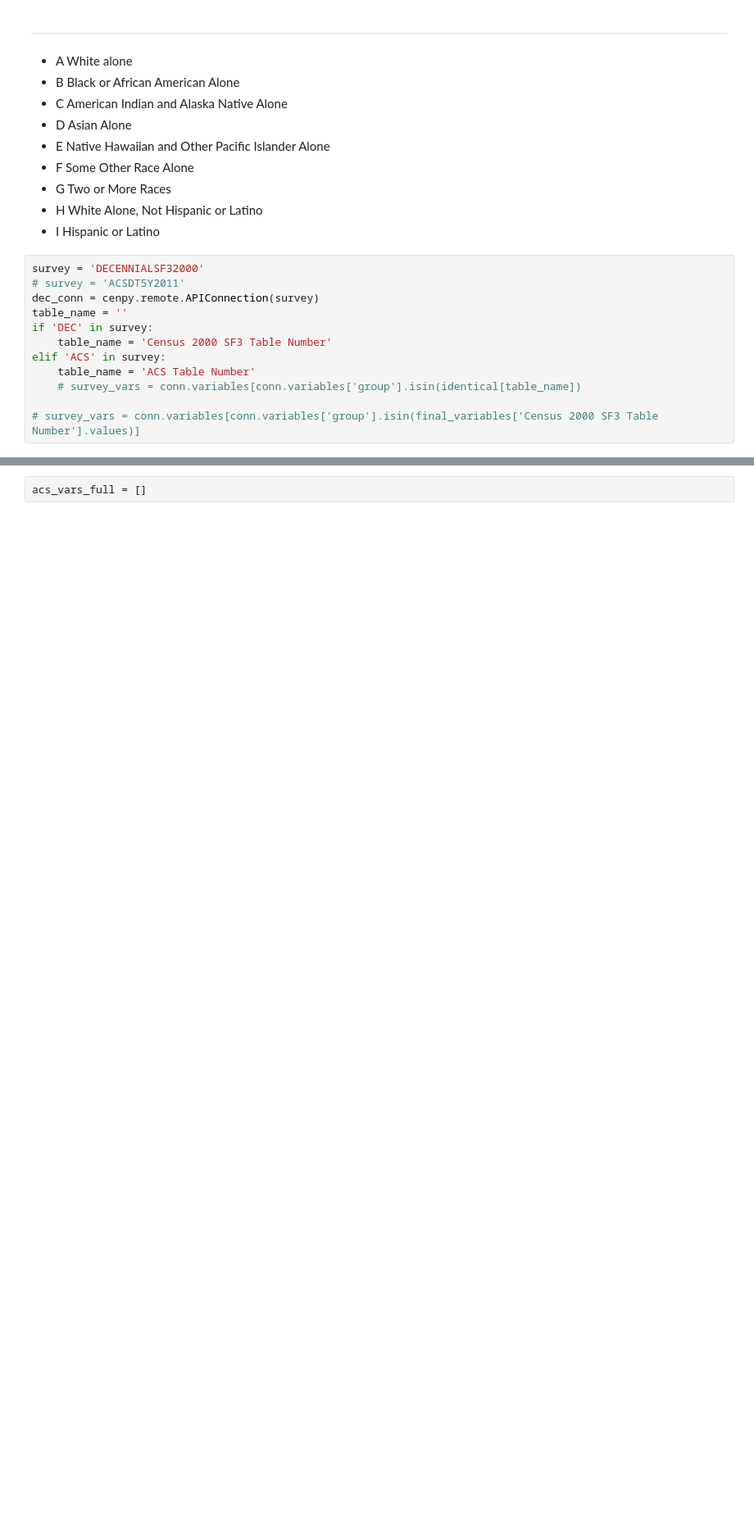
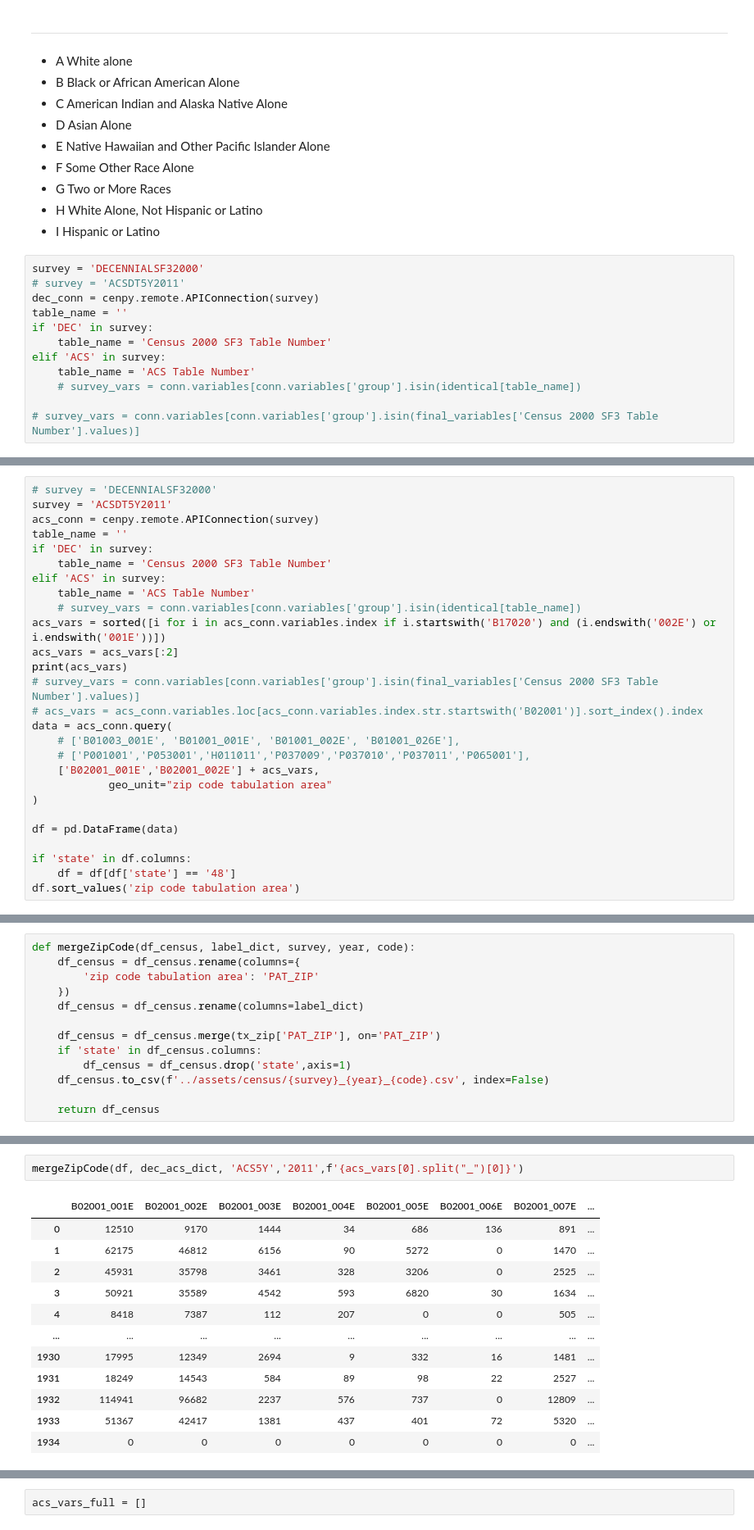
Before and after one commit to mi3nts/environmentalSocialHealth, a Jupyter notebook: census/censusCollection.ipynb, the cells around one changed output, grey strips where cells are left out. Shown at 82% size. Drawn from its saved outputs; the diff is of its cells as text; blank space fills up the shorter version.

```diff
--- a/census/censusCollection.ipynb
+++ b/census/censusCollection.ipynb
@@ -145,0 +171,27 @@ dec_vars_full = []
+# %%
+# survey = 'DECENNIALSF32000'
+survey = 'ACSDT5Y2011'
+acs_conn = cenpy.remote.APIConnection(survey)
+table_name = ''
+if 'DEC' in survey:
+    table_name = 'Census 2000 SF3 Table Number'
+elif 'ACS' in survey:
+    table_name = 'ACS Table Number'
+    # survey_vars = conn.variables[conn.variables['group'].isin(identical[table_name])
+acs_vars = sorted([i for i in acs_conn.variables.index if i.startswith('B17020') and (i.endswith('002E') or i.endswith('001E'))])
+acs_vars = acs_vars[:2]
+print(acs_vars)
+# survey_vars = conn.variables[conn.variables['group'].isin(final_variables['Census 2000 SF3 Table Number'].values)]
+# acs_vars = acs_conn.variables.loc[acs_conn.variables.index.str.startswith('B02001')].sort_index().index
+data = acs_conn.query(
+    # ['B01003_001E', 'B01001_001E', 'B01001_002E', 'B01001_026E'],
+    # ['P001001','P053001','H011011','P037009','P037010','P037011','P065001'],
+    ['B02001_001E','B02001_002E'] + acs_vars,
+            geo_unit="zip code tabulation area"
+)
+
+df = pd.DataFrame(data)
+
+if 'state' in df.columns:
+    df = df[df['state'] == '48']
+df.sort_values('zip code tabulation area')
@@ -145,0 +213,13 @@ dec_vars_full = []
+# %%
+def mergeZipCode(df_census, label_dict, survey, year, code):
+    df_census = df_census.rename(columns={
+        'zip code tabulation area': 'PAT_ZIP'
+    })
+    df_census = df_census.rename(columns=label_dict)
+
+    df_census = df_census.merge(tx_zip['PAT_ZIP'], on='PAT_ZIP')
+    if 'state' in df_census.columns:
+        df_census = df_census.drop('state',axis=1)
+    df_census.to_csv(f'../assets/census/{survey}_{year}_{code}.csv', index=False)
+
+    return df_census
@@ -145,0 +230,15 @@ dec_vars_full = []
+# %%
+mergeZipCode(df, dec_acs_dict, 'ACS5Y','2011',f'{acs_vars[0].split("_")[0]}')
+# %% [output]
+|  | B02001_001E | B02001_002E | B02001_003E | B02001_004E | B02001_005E | B02001_006E | B02001_007E | ... |
+| 0 | 12510 | 9170 | 1444 | 34 | 686 | 136 | 891 | ... |
+| 1 | 62175 | 46812 | 6156 | 90 | 5272 | 0 | 1470 | ... |
+| 2 | 45931 | 35798 | 3461 | 328 | 3206 | 0 | 2525 | ... |
+| 3 | 50921 | 35589 | 4542 | 593 | 6820 | 30 | 1634 | ... |
+| 4 | 8418 | 7387 | 112 | 207 | 0 | 0 | 505 | ... |
+| ... | ... | ... | ... | ... | ... | ... | ... | ... |
+| 1930 | 17995 | 12349 | 2694 | 9 | 332 | 16 | 1481 | ... |
+| 1931 | 18249 | 14543 | 584 | 89 | 98 | 22 | 2527 | ... |
+| 1932 | 114941 | 96682 | 2237 | 576 | 737 | 0 | 12809 | ... |
+| 1933 | 51367 | 42417 | 1381 | 437 | 401 | 72 | 5320 | ... |
+| 1934 | 0 | 0 | 0 | 0 | 0 | 0 | 0 | ... |
```
Also changed, not shown: parts of 24 cells of this notebook.
